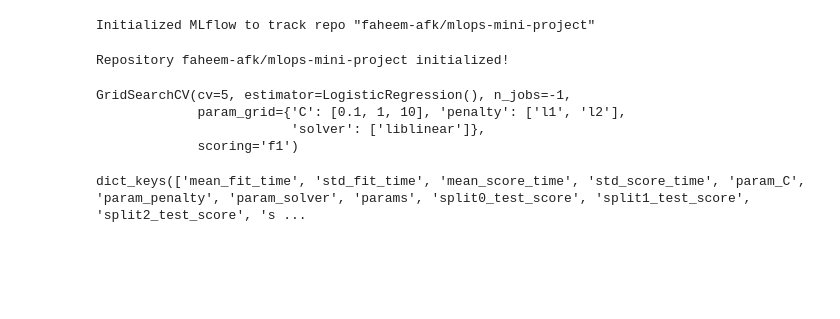
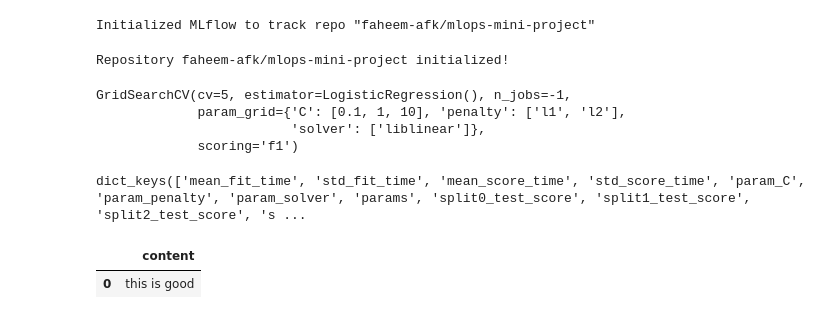
Before and after one commit to faheem-afk/mlops-mini-project, a Jupyter notebook: notebooks/exp.ipynb, the cells around one changed output. Drawn from its saved outputs; the diff is of its cells as text; code cells hidden in the pictures; blank space fills up the shorter version.

```diff
--- a/notebooks/exp.ipynb
+++ b/notebooks/exp.ipynb
@@ -160,0 +163,7 @@ dict_keys(['mean_fit_time', 'std_fit_time', 'mean_score_time', 'std_score_time',
+# %%
+text = "this is good"
+# %%
+pd.DataFrame([[text]], columns=['content'])
+# %% [output]
+|  | content |
+| 0 | this is good |
```
Also changed, not shown: parts of 1 cell of this notebook, 11 other files.
